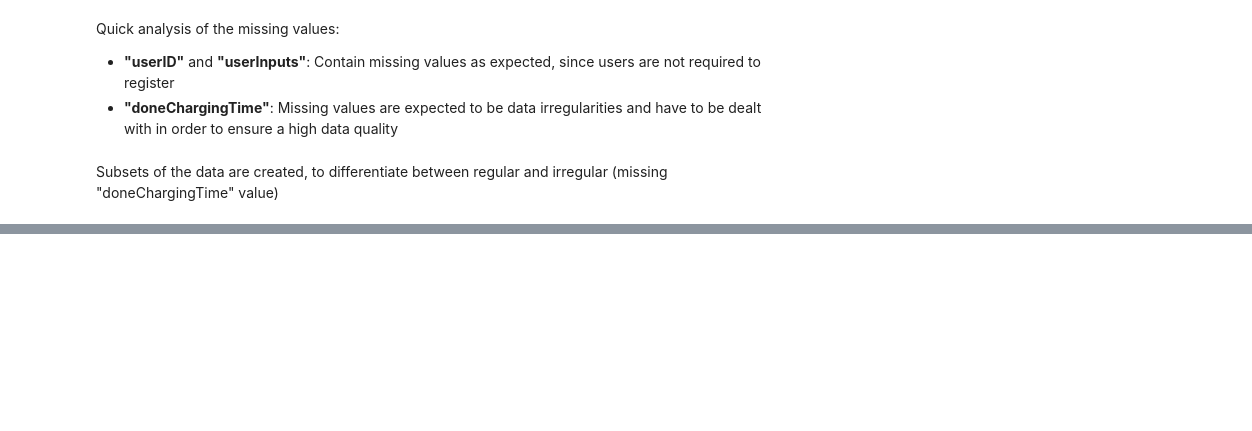
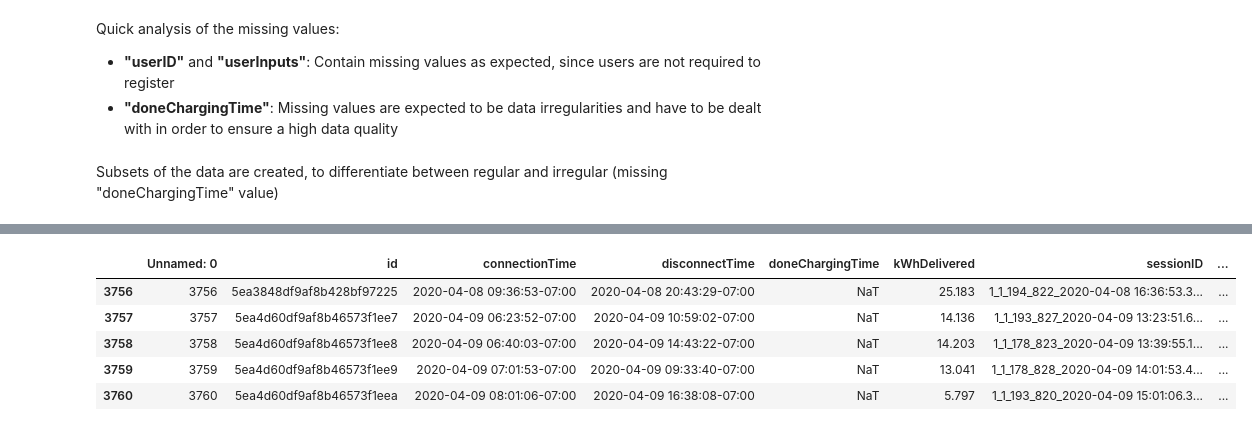
Before and after one commit to JakobJetter/AA_Project_WS2526, a Jupyter notebook: 01_Data_Preparation/data_preparation_felix.ipynb, the cells around one changed output, grey strips where cells are left out. Saved outputs shown, nothing was run; the diff lists cells and outputs as text; code cells hidden in the pictures; blank space fills up the shorter version.

```diff
--- a/01_Data_Preparation/data_preparation_felix.ipynb
+++ b/01_Data_Preparation/data_preparation_felix.ipynb
@@ -152,8 +256,8 @@ Quick analysis of the missing values:
 # %% [markdown]
 Subsets of the data are created, to differentiate between regular and irregular (missing "doneChargingTime" value)
 # %%
-charging_data_regular_trips = charging_data[charging_data['doneChargingTime'].notnull()]
-charging_data_wo_doneChargingTime = charging_data[charging_data['doneChargingTime'].isnull()]
+charging_data_regular_trips = charging_data[charging_data['doneChargingTime'].notnull()].copy()
+charging_data_wo_doneChargingTime = charging_data[charging_data['doneChargingTime'].isnull()].copy()
 
 print(f"Regular trips: {charging_data_regular_trips.shape[0]}")
 print(f"Irregular trips without doneChargingTime value: {charging_data_wo_doneChargingTime.shape[0]}")
@@ -162,0 +291,9 @@ Irregular trips without doneChargingTime value: 4087
+# %%
+charging_data_wo_doneChargingTime.head()
+# %% [output]
+|  | Unnamed: 0 | id | connectionTime | disconnectTime | doneChargingTime | kWhDelivered | sessionID | ... |
+| 3756 | 3756 | 5ea3848df9af8b428bf97225 | 2020-04-08 09:36:53-07:00 | 2020-04-08 20:43:29-07:00 | NaT | 25.183 | 1_1_194_822_2020-04-08 16:36:53.3... | ... |
+| 3757 | 3757 | 5ea4d60df9af8b46573f1ee7 | 2020-04-09 06:23:52-07:00 | 2020-04-09 10:59:02-07:00 | NaT | 14.136 | 1_1_193_827_2020-04-09 13:23:51.6... | ... |
+| 3758 | 3758 | 5ea4d60df9af8b46573f1ee8 | 2020-04-09 06:40:03-07:00 | 2020-04-09 14:43:22-07:00 | NaT | 14.203 | 1_1_178_823_2020-04-09 13:39:55.1... | ... |
+| 3759 | 3759 | 5ea4d60df9af8b46573f1ee9 | 2020-04-09 07:01:53-07:00 | 2020-04-09 09:33:40-07:00 | NaT | 13.041 | 1_1_178_828_2020-04-09 14:01:53.4... | ... |
+| 3760 | 3760 | 5ea4d60df9af8b46573f1eea | 2020-04-09 08:01:06-07:00 | 2020-04-09 16:38:08-07:00 | NaT | 5.797 | 1_1_193_820_2020-04-09 15:01:06.3... | ... |
```
Also changed, not shown: parts of 25 cells of this notebook.
